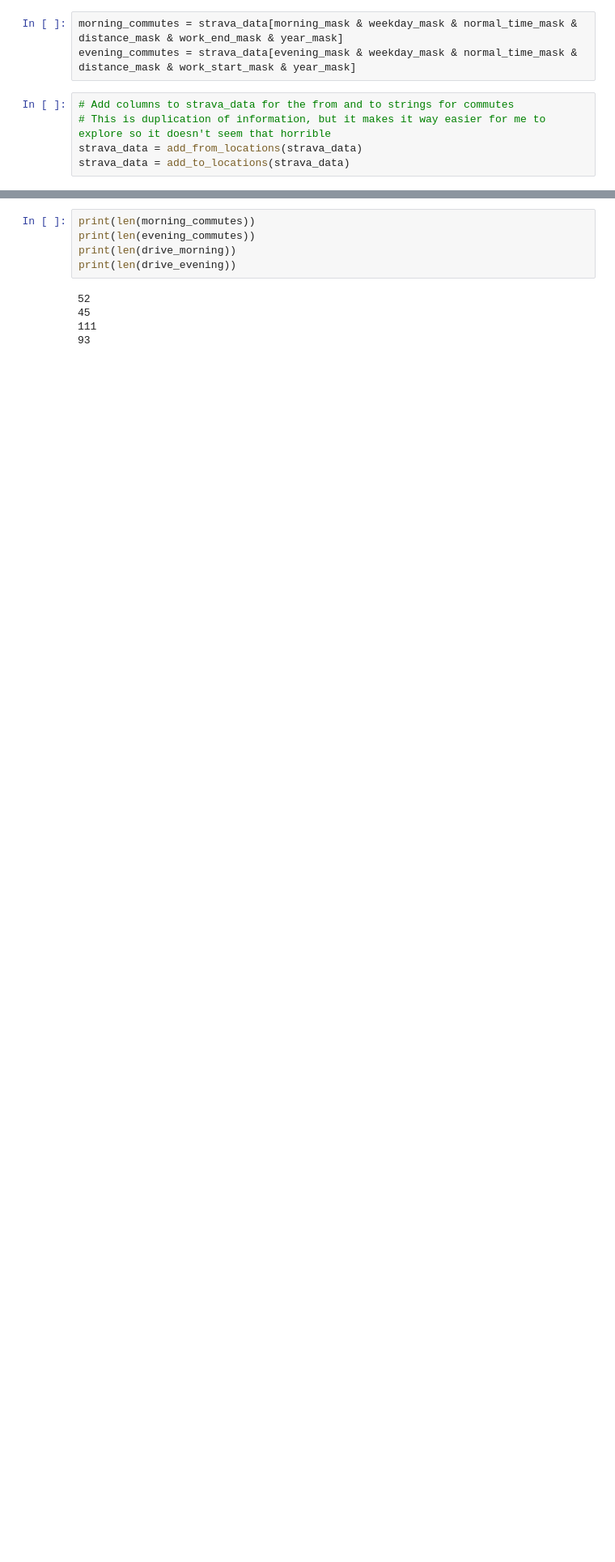
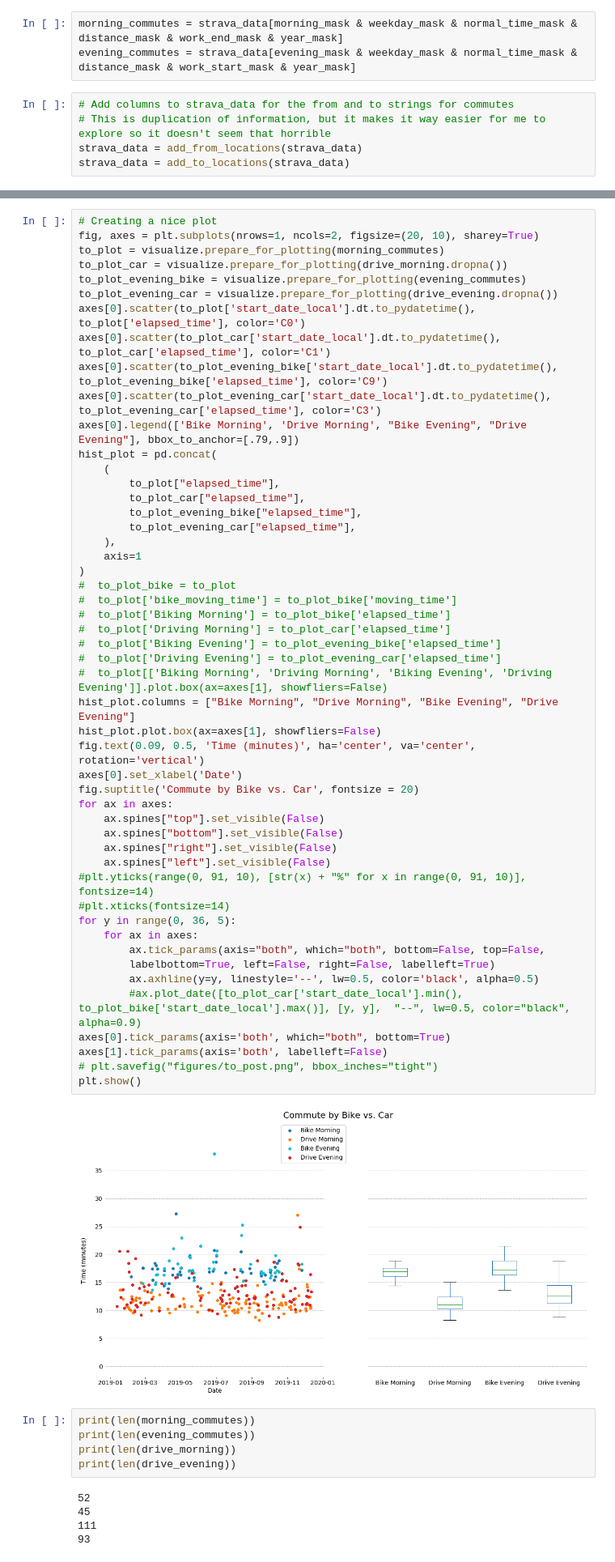
Before and after one commit to gtcooke94/commute_analysis, a Jupyter notebook: notebooks/01-exploratory-analysis-20200203.ipynb, the cells around one changed output, grey strips where cells are left out. Shown at 81% size. Cells and saved outputs as stored; diff of their text form; blank space fills up the shorter version.

```diff
--- a/notebooks/01-exploratory-analysis-20200203.ipynb
+++ b/notebooks/01-exploratory-analysis-20200203.ipynb
@@ -216,3 +354,55 @@ plt.show()
+# %%
+# Creating a nice plot
+fig, axes = plt.subplots(nrows=1, ncols=2, figsize=(20, 10), sharey=True)
+to_plot = visualize.prepare_for_plotting(morning_commutes)
+to_plot_car = visualize.prepare_for_plotting(drive_morning.dropna())
+to_plot_evening_bike = visualize.prepare_for_plotting(evening_commutes)
+to_plot_evening_car = visualize.prepare_for_plotting(drive_evening.dropna())
+axes[0].scatter(to_plot['start_date_local'].dt.to_pydatetime(), to_plot['elapsed_time'], color='C0')
+axes[0].scatter(to_plot_car['start_date_local'].dt.to_pydatetime(), to_plot_car['elapsed_time'], color='C1')
+axes[0].scatter(to_plot_evening_bike['start_date_local'].dt.to_pydatetime(), to_plot_evening_bike['elapsed_time'], color='C9')
+axes[0].scatter(to_plot_evening_car['start_date_local'].dt.to_pydatetime(), to_plot_evening_car['elapsed_time'], color='C3')
+axes[0].legend(['Bike Morning', 'Drive Morning', "Bike Evening", "Drive Evening"], bbox_to_anchor=[.79,.9])
+hist_plot = pd.concat(
+    (
+        to_plot["elapsed_time"],
+        to_plot_car["elapsed_time"],
+        to_plot_evening_bike["elapsed_time"],
+        to_plot_evening_car["elapsed_time"],
+    ),
+    axis=1
+)
+#  to_plot_bike = to_plot
+#  to_plot['bike_moving_time'] = to_plot_bike['moving_time']
+#  to_plot['Biking Morning'] = to_plot_bike['elapsed_time']
+#  to_plot['Driving Morning'] = to_plot_car['elapsed_time']
+#  to_plot['Biking Evening'] = to_plot_evening_bike['elapsed_time']
+#  to_plot['Driving Evening'] = to_plot_evening_car['elapsed_time']
+#  to_plot[['Biking Morning', 'Driving Morning', 'Biking Evening', 'Driving Evening']].plot.box(ax=axes[1], showfliers=False)
+hist_plot.columns = ["Bike Morning", "Drive Morning", "Bike Evening", "Drive Evening"]
+hist_plot.plot.box(ax=axes[1], showfliers=False)
+fig.text(0.09, 0.5, 'Time (minutes)', ha='center', va='center', rotation='vertical')
+axes[0].set_xlabel('Date')
+fig.suptitle('Commute by Bike vs. Car', fontsize = 20)
+for ax in axes:
+    ax.spines["top"].set_visible(False)
+    ax.spines["bottom"].set_visible(False)
+    ax.spines["right"].set_visible(False)
+    ax.spines["left"].set_visible(False)
+#plt.yticks(range(0, 91, 10), [str(x) + "%" for x in range(0, 91, 10)], fontsize=14)
+#plt.xticks(fontsize=14)
+for y in range(0, 36, 5):
+    for ax in axes:
+        ax.tick_params(axis="both", which="both", bottom=False, top=False,
+        labelbottom=True, left=False, right=False, labelleft=True)
+        ax.axhline(y=y, linestyle='--', lw=0.5, color='black', alpha=0.5)
+        #ax.plot_date([to_plot_car['start_date_local'].min(), to_plot_bike['start_date_local'].max()], [y, y],  "--", lw=0.5, color="black", alpha=0.9)
+axes[0].tick_params(axis='both', which="both", bottom=True)
+axes[1].tick_params(axis='both', labelleft=False)
+# plt.savefig("figures/to_post.png", bbox_inches="tight")
+plt.show()
+# %% [output]
+[figure, added]
 # %%
 print(len(morning_commutes))
 print(len(evening_commutes))
```
Also changed, not shown: parts of 9 cells of this notebook.
